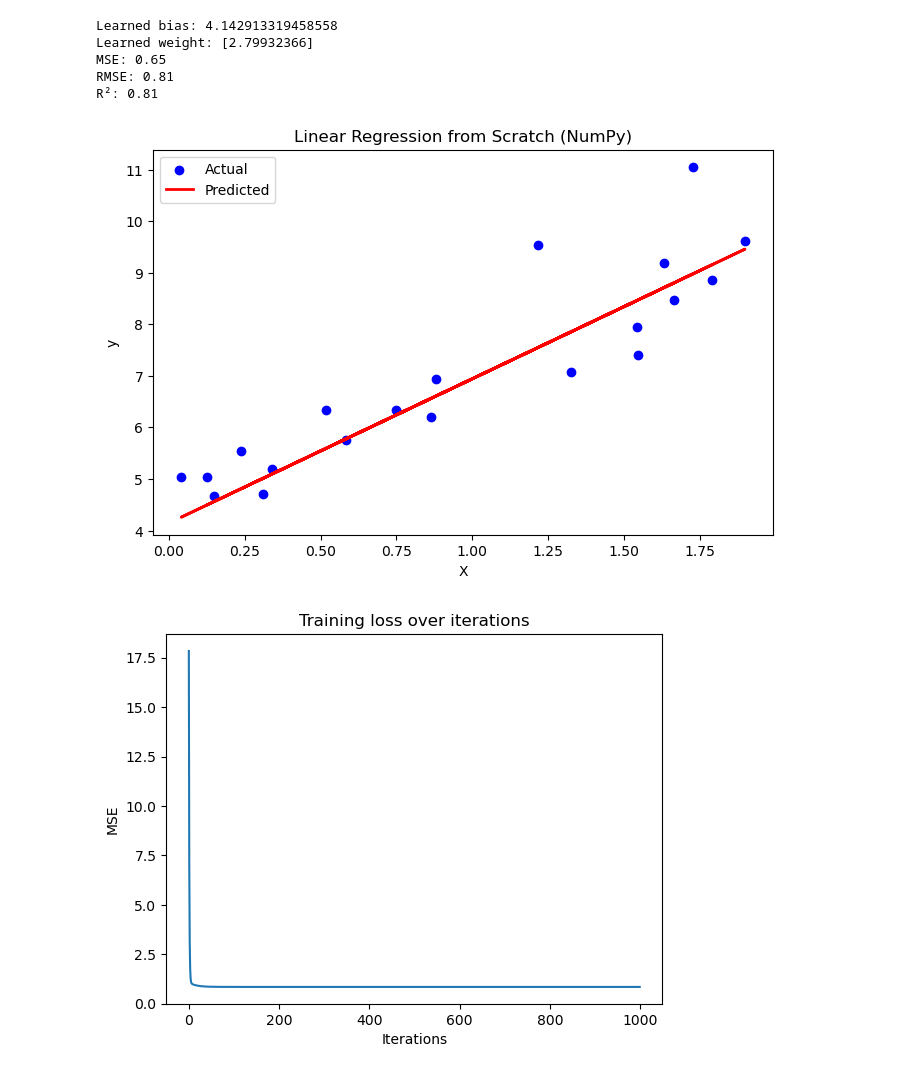
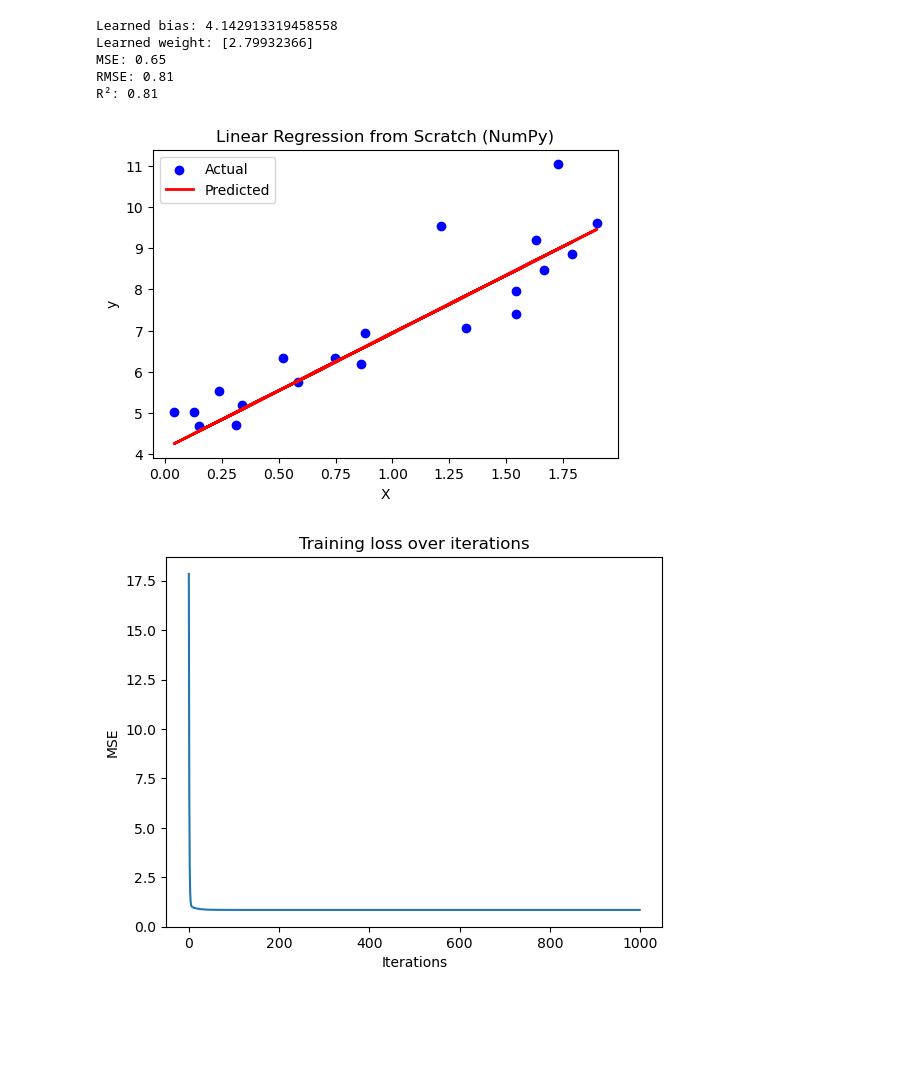
Before and after one commit to bachirij/ml-from-scratch, a Jupyter notebook: notebooks/01_linear_regression.ipynb, the cells around one changed output. Cells and saved outputs as stored; diff of their text form; code cells hidden in the pictures; blank space fills up the shorter version.

```diff
--- a/notebooks/01_linear_regression.ipynb
+++ b/notebooks/01_linear_regression.ipynb
@@ -144,16 +144,16 @@ RMSE: 0.81
 R²: 0.81
 # %%
 # Plot predictions
-plt.figure(figsize=(8,5))
+plt.figure(figsize=(6,4))
 plt.scatter(X_test, y_test, color='blue', label='Actual')
 plt.plot(X_test, y_pred, color='red', linewidth=2, label='Predicted')
 plt.xlabel('X')
 plt.ylabel('y')
 plt.title('Linear Regression from Scratch (NumPy)')
 plt.legend()
 plt.show()
 # %% [output]
-[figure, old version]
+[figure, new version]
 # %%
 # Plot training loss
 plt.plot(model.losses)
```
Also changed, not shown: parts of 13 cells of this notebook.
